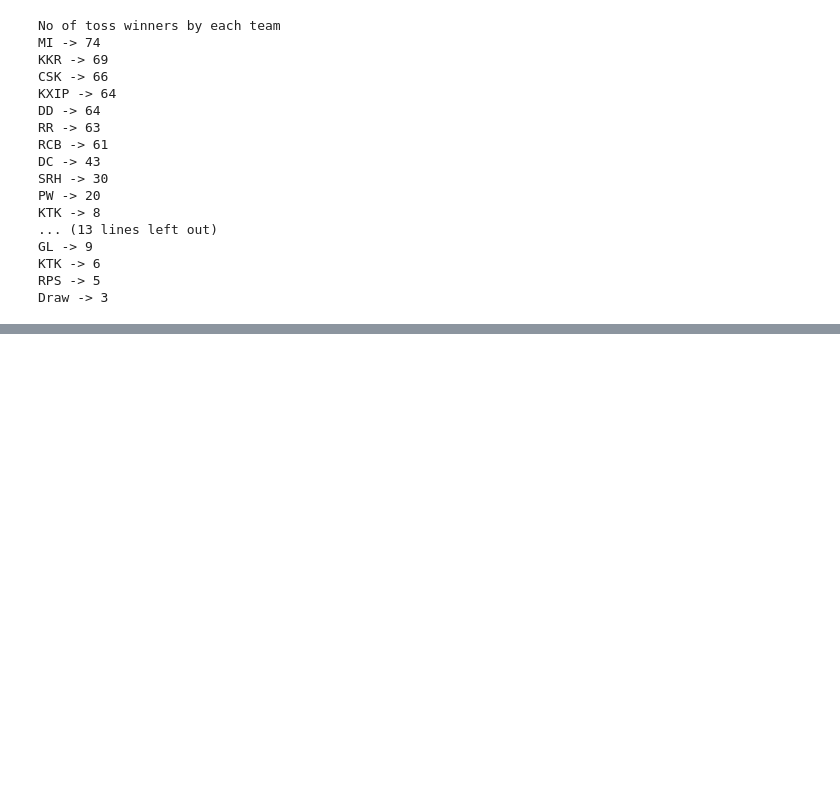
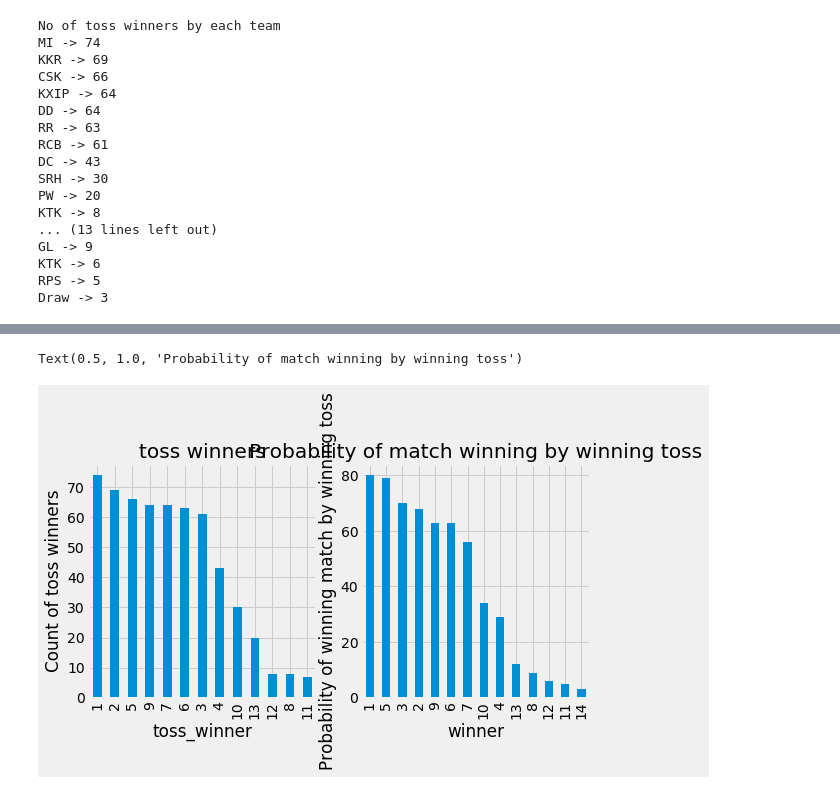
Before and after one commit to ychokhani7/Cricket_Match_Predictor, a Jupyter notebook: library/IPL.ipynb, the cells around one changed output, grey strips where cells are left out. Cells and saved outputs as stored; diff of their text form; code cells hidden in the pictures; blank space fills up the shorter version.

```diff
--- a/library/IPL.ipynb
+++ b/library/IPL.ipynb
@@ -140,0 +147,17 @@ Draw -> 3
+# %%
+import matplotlib.pyplot as plt
+fig = plt.figure(figsize=(8,4))
+ax1 = fig.add_subplot(121)
+ax1.set_xlabel('toss_winner')
+ax1.set_ylabel('Count of toss winners')
+ax1.set_title("toss winners")
+temp1.plot(kind='bar')
+
+ax2 = fig.add_subplot(122)
+temp2.plot(kind = 'bar')
+ax2.set_xlabel('winner')
+ax2.set_ylabel('Probability of winning match by winning toss')
+ax2.set_title("Probability of match winning by winning toss")
+# %% [output]
+Text(0.5, 1.0, 'Probability of match winning by winning toss')
+[figure, added]
```
Also changed, not shown: parts of 4 cells of this notebook.
